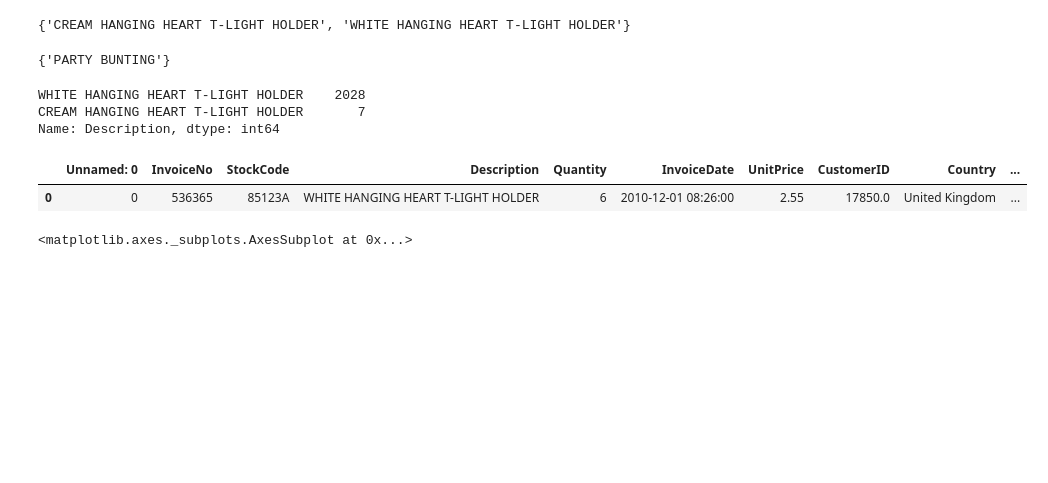
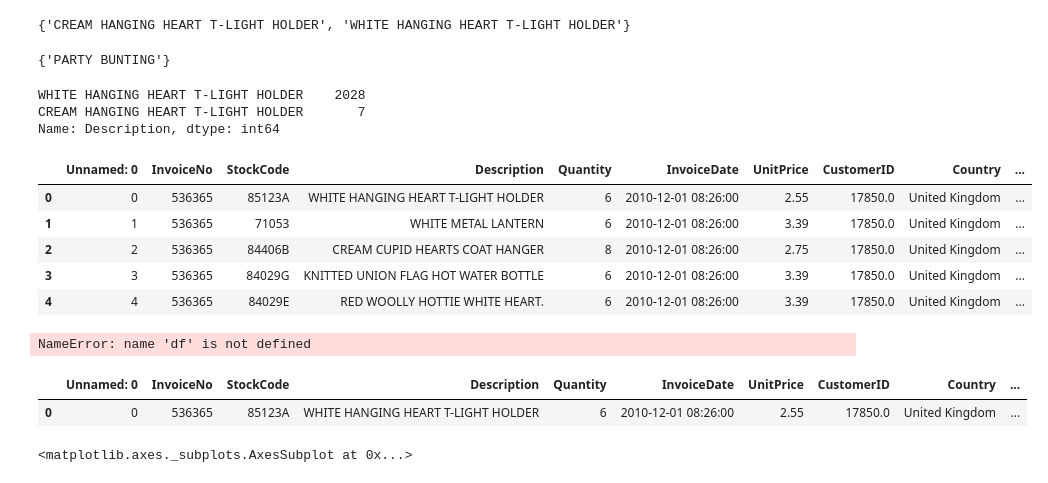
Before and after one commit to tsuchida5030/techgym_ai, a Jupyter notebook: Chapter_1/AI_running_1.ipynb, the cells around one changed output. Saved outputs shown, nothing was run; the diff lists cells and outputs as text; code cells hidden in the pictures; blank space fills up the shorter version.

```diff
--- a/Chapter_1/AI_running_1.ipynb
+++ b/Chapter_1/AI_running_1.ipynb
@@ -69,6 +72,28 @@ display(trans[trans.StockCode=='85123A'].Description.value_counts())
 WHITE HANGING HEART T-LIGHT HOLDER    2028
 CREAM HANGING HEART T-LIGHT HOLDER       7
 Name: Description, dtype: int64
+# %%
+display(trans.head())
+# %% [output]
+|  | Unnamed: 0 | InvoiceNo | StockCode | Description | Quantity | InvoiceDate | UnitPrice | CustomerID | Country | ... |
+| 0 | 0 | 536365 | 85123A | WHITE HANGING HEART T-LIGHT HOLDER | 6 | 2010-12-01 08:26:00 | 2.55 | 17850.0 | United Kingdom | ... |
+| 1 | 1 | 536365 | 71053 | WHITE METAL LANTERN | 6 | 2010-12-01 08:26:00 | 3.39 | 17850.0 | United Kingdom | ... |
+| 2 | 2 | 536365 | 84406B | CREAM CUPID HEARTS COAT HANGER | 8 | 2010-12-01 08:26:00 | 2.75 | 17850.0 | United Kingdom | ... |
+| 3 | 3 | 536365 | 84029G | KNITTED UNION FLAG HOT WATER BOTTLE | 6 | 2010-12-01 08:26:00 | 3.39 | 17850.0 | United Kingdom | ... |
+| 4 | 4 | 536365 | 84029E | RED WOOLLY HOTTIE WHITE HEART. | 6 | 2010-12-01 08:26:00 | 3.39 | 17850.0 | United Kingdom | ... |
+# %%
+import numpy as np
+
+df_view = pd.DataFrame(pd.date_range('2000-01-02', freq='1D', periods=15), columns=['Date'])
+
+bins_dt = pd.date_range('2000-01-01', freq='3D', periods=6)
+bins_str = bins_dt.astype(str).values
+
+labels = ['({}, {}]'.format(bins_str[i-1], bins_str[i]) for i in range(1, len(bins_str))]
+
+df['cat'] = pd.cut(df.Date.astype(np.int64)//10**9, bins=bins_dt.astype(np.int64)//10**9, labels=labels)
+# %% [output]
+NameError: name 'df' is not defined
 # %%
 df_view = pd.concat([trans[trans.StockCode=='85123A'], trans[trans.StockCode=='47566']], axis=0)
 display(df_view.head(1))
```
Also changed, not shown: parts of 11 cells of this notebook, 10 other files.
